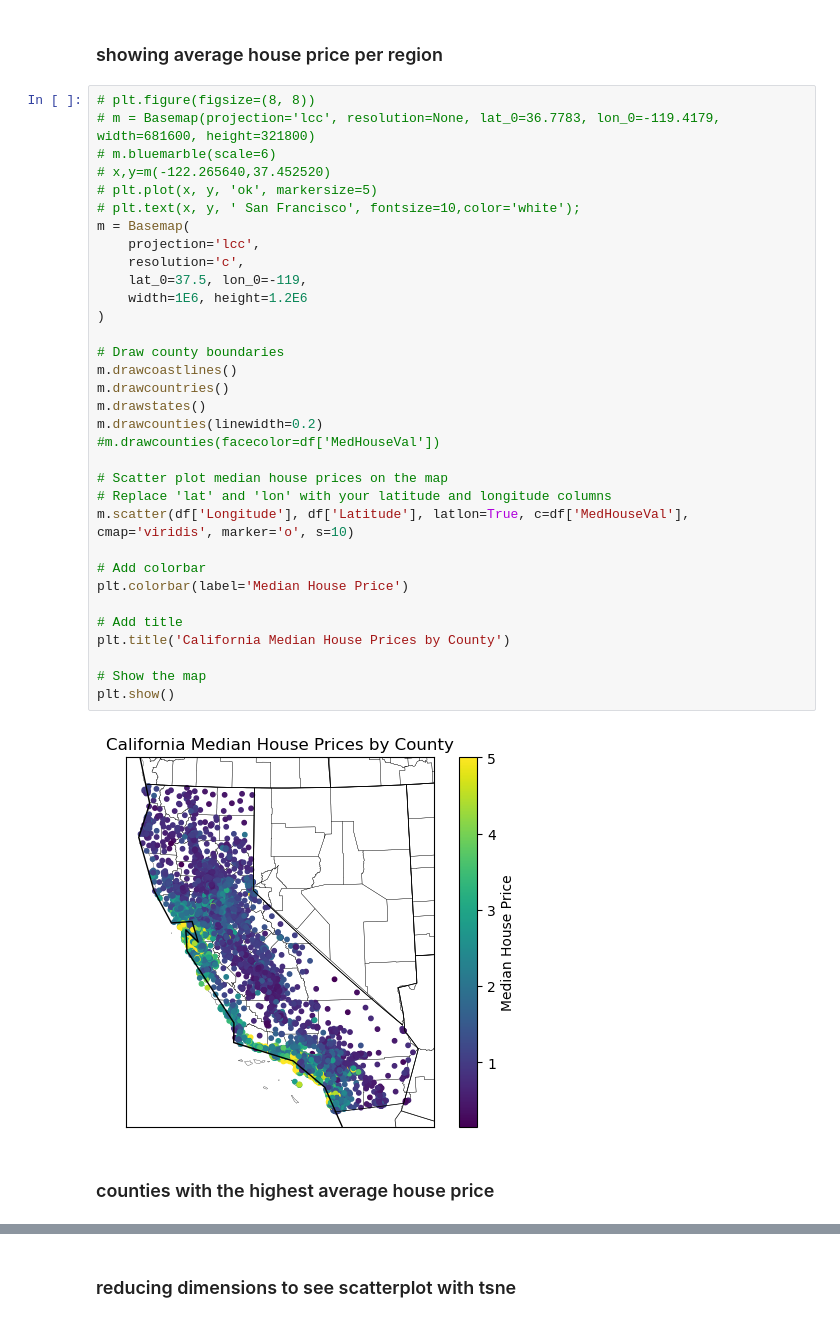
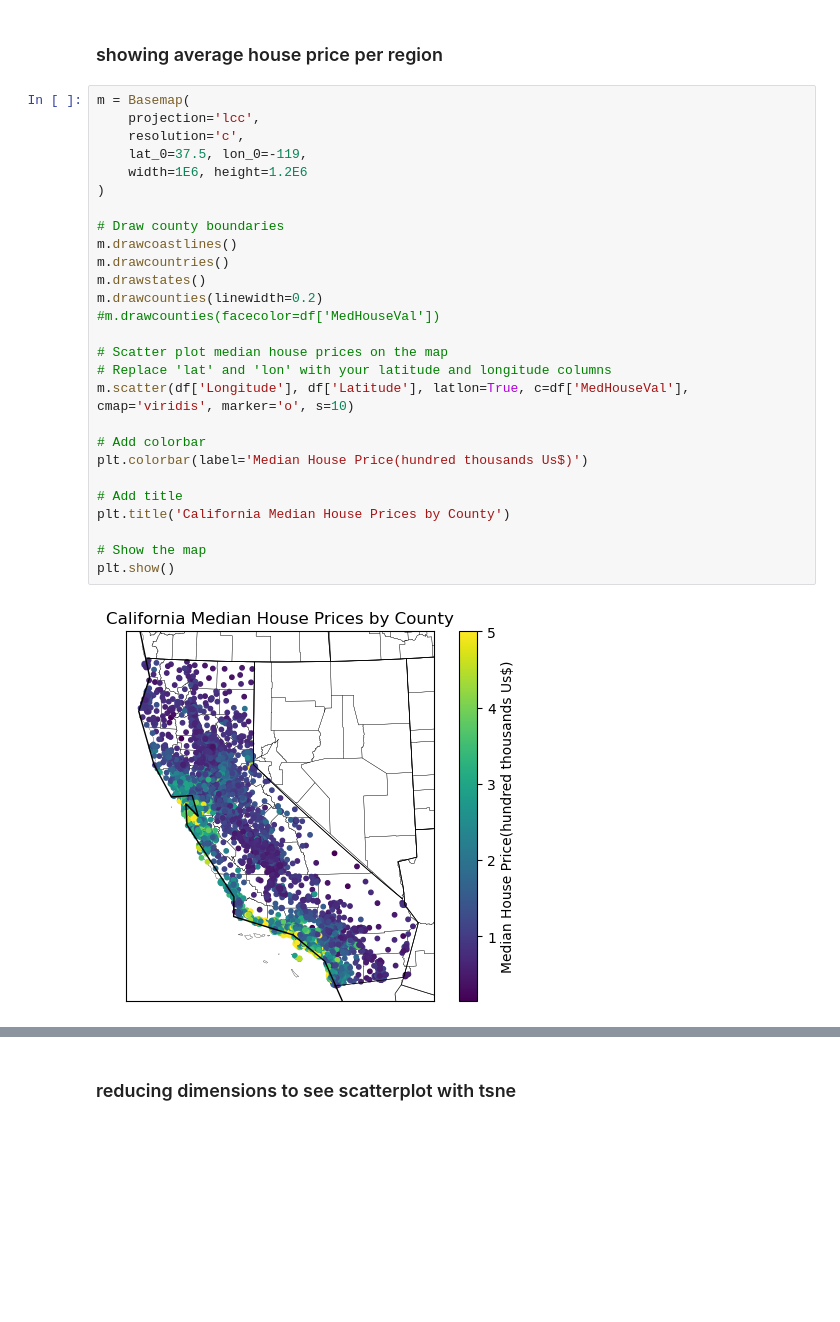
Before and after one commit to leofrio/california-house-pricing-model-comparrison-leo, a Jupyter notebook: californiapricing.ipynb, the cells around one changed output, grey strips where cells are left out. Drawn from its saved outputs; the diff is of its cells as text; blank space fills up the shorter version.

```diff
--- a/californiapricing.ipynb
+++ b/californiapricing.ipynb
@@ -154,39 +156,31 @@ plt.show()
 # %% [markdown]
 ### showing average house price per region
 # %%
-# plt.figure(figsize=(8, 8))
-# m = Basemap(projection='lcc', resolution=None, lat_0=36.7783, lon_0=-119.4179, width=681600, height=321800)
-# m.bluemarble(scale=6)
-# x,y=m(-122.265640,37.452520)
-# plt.plot(x, y, 'ok', markersize=5)
-# plt.text(x, y, ' San Francisco', fontsize=10,color='white');
 m = Basemap(
     projection='lcc',
     resolution='c',
     lat_0=37.5, lon_0=-119,
     width=1E6, height=1.2E6
 )
 
 # Draw county boundaries
 m.drawcoastlines()
 m.drawcountries()
 m.drawstates()
 m.drawcounties(linewidth=0.2)
 #m.drawcounties(facecolor=df['MedHouseVal'])
 
 # Scatter plot median house prices on the map
 # Replace 'lat' and 'lon' with your latitude and longitude columns
 m.scatter(df['Longitude'], df['Latitude'], latlon=True, c=df['MedHouseVal'], cmap='viridis', marker='o', s=10)
 
 # Add colorbar
-plt.colorbar(label='Median House Price')
+plt.colorbar(label='Median House Price(hundred thousands Us$)')
 
 # Add title
 plt.title('California Median House Prices by County')
 
 # Show the map
 plt.show()
 # %% [output]
-[figure, old version]
+[figure, new version]
-# %% [markdown]
-### counties with the highest average house price
```
Also changed, not shown: parts of 23 cells of this notebook.
